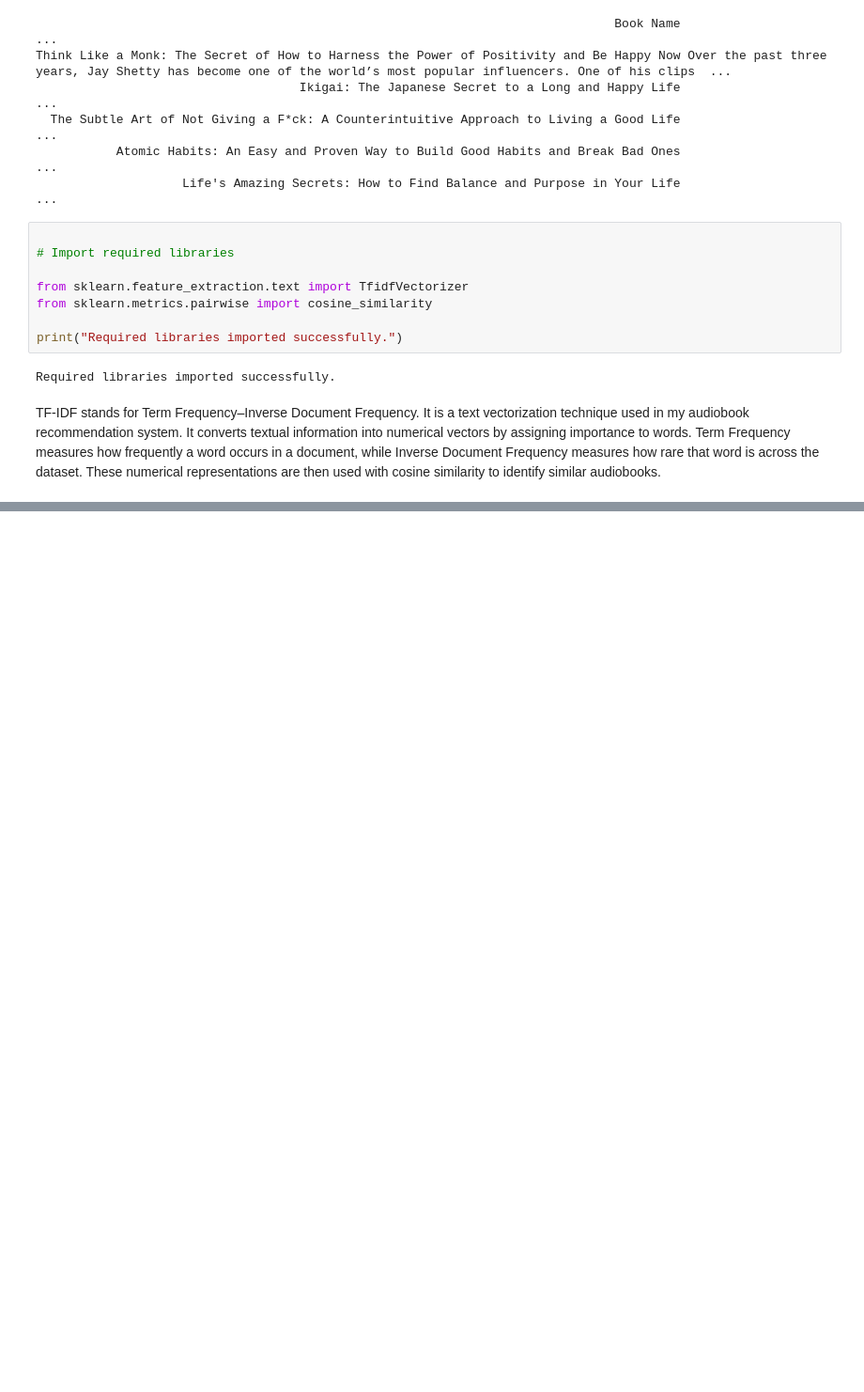
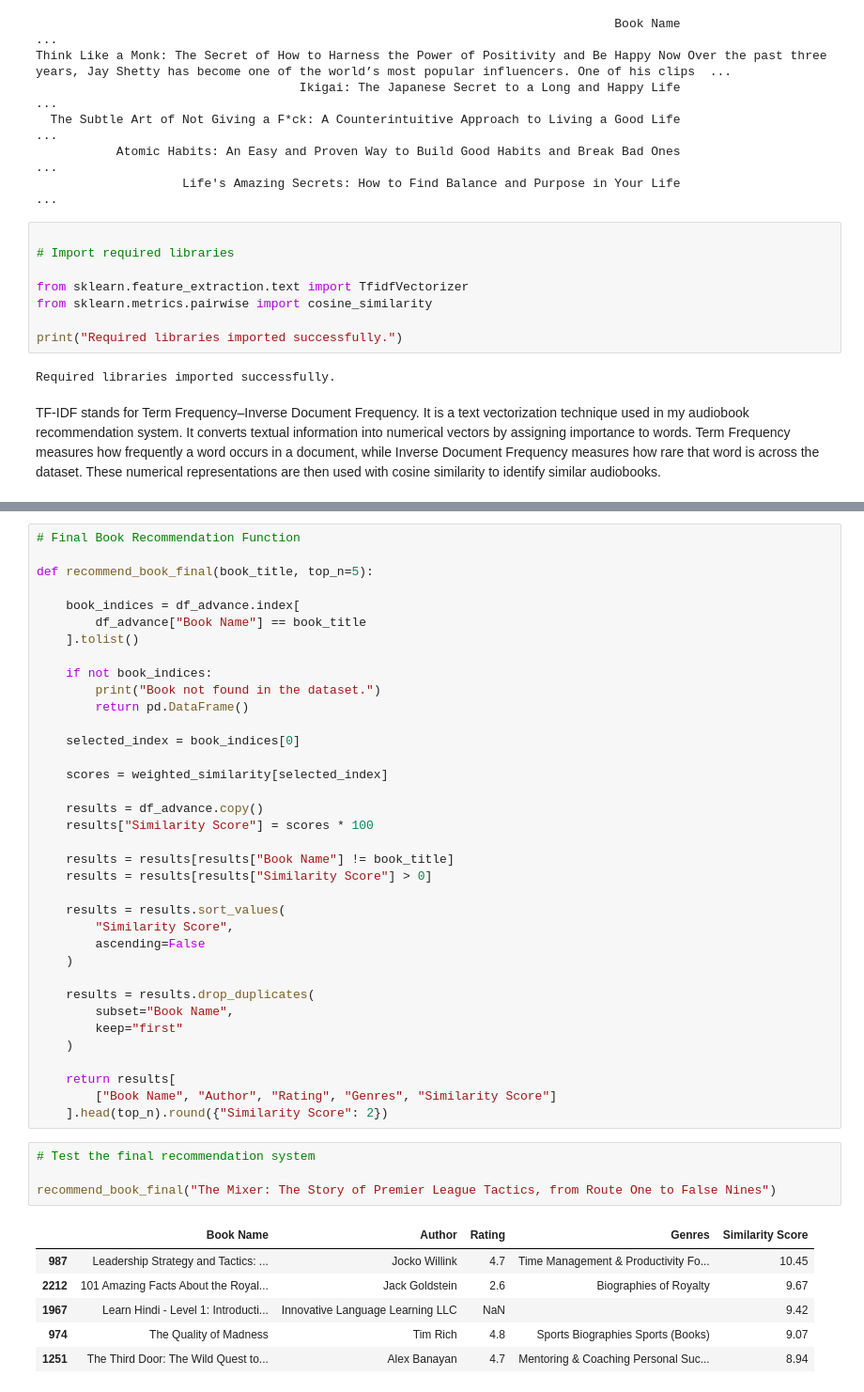
Before and after one commit to rao274563-cpu/Audible-Insights, a Jupyter notebook: notebooks/04_recommendation_system.ipynb, the cells around one changed output, grey strips where cells are left out. Shown at 94% size. Drawn from its saved outputs; the diff is of its cells as text; blank space fills up the shorter version.

Commit message:
Complete Audible Insights recommendation system and Streamlit app

```diff
--- a/notebooks/04_recommendation_system.ipynb
+++ b/notebooks/04_recommendation_system.ipynb
@@ -816,0 +826,47 @@ Genre Matrix Shape: (4293, 780)
+# %%
+# Final Book Recommendation Function
+
+def recommend_book_final(book_title, top_n=5):
+
+    book_indices = df_advance.index[
+        df_advance["Book Name"] == book_title
+    ].tolist()
+
+    if not book_indices:
+        print("Book not found in the dataset.")
+        return pd.DataFrame()
+
+    selected_index = book_indices[0]
+
+    scores = weighted_similarity[selected_index]
+
+    results = df_advance.copy()
+    results["Similarity Score"] = scores * 100
+
+    results = results[results["Book Name"] != book_title]
+    results = results[results["Similarity Score"] > 0]
+
+    results = results.sort_values(
+        "Similarity Score",
+        ascending=False
+    )
+
+    results = results.drop_duplicates(
+        subset="Book Name",
+        keep="first"
+    )
+
+    return results[
+        ["Book Name", "Author", "Rating", "Genres", "Similarity Score"]
+    ].head(top_n).round({"Similarity Score": 2})
+# %%
+# Test the final recommendation system
+
+recommend_book_final("The Mixer: The Story of Premier League Tactics, from Route One to False Nines")
+# %% [output]
+|  | Book Name | Author | Rating | Genres | Similarity Score |
+| 987 | Leadership Strategy and Tactics: ... | Jocko Willink | 4.7 | Time Management & Productivity Fo... | 10.45 |
+| 2212 | 101 Amazing Facts About the Royal... | Jack Goldstein | 2.6 | Biographies of Royalty | 9.67 |
+| 1967 | Learn Hindi - Level 1: Introducti... | Innovative Language Learning LLC | NaN |  | 9.42 |
+| 974 | The Quality of Madness | Tim Rich | 4.8 | Sports Biographies Sports (Books) | 9.07 |
+| 1251 | The Third Door: The Wild Quest to... | Alex Banayan | 4.7 | Mentoring & Coaching Personal Suc... | 8.94 |
```
Also changed, not shown: parts of 16 cells of this notebook, 4 other files.
